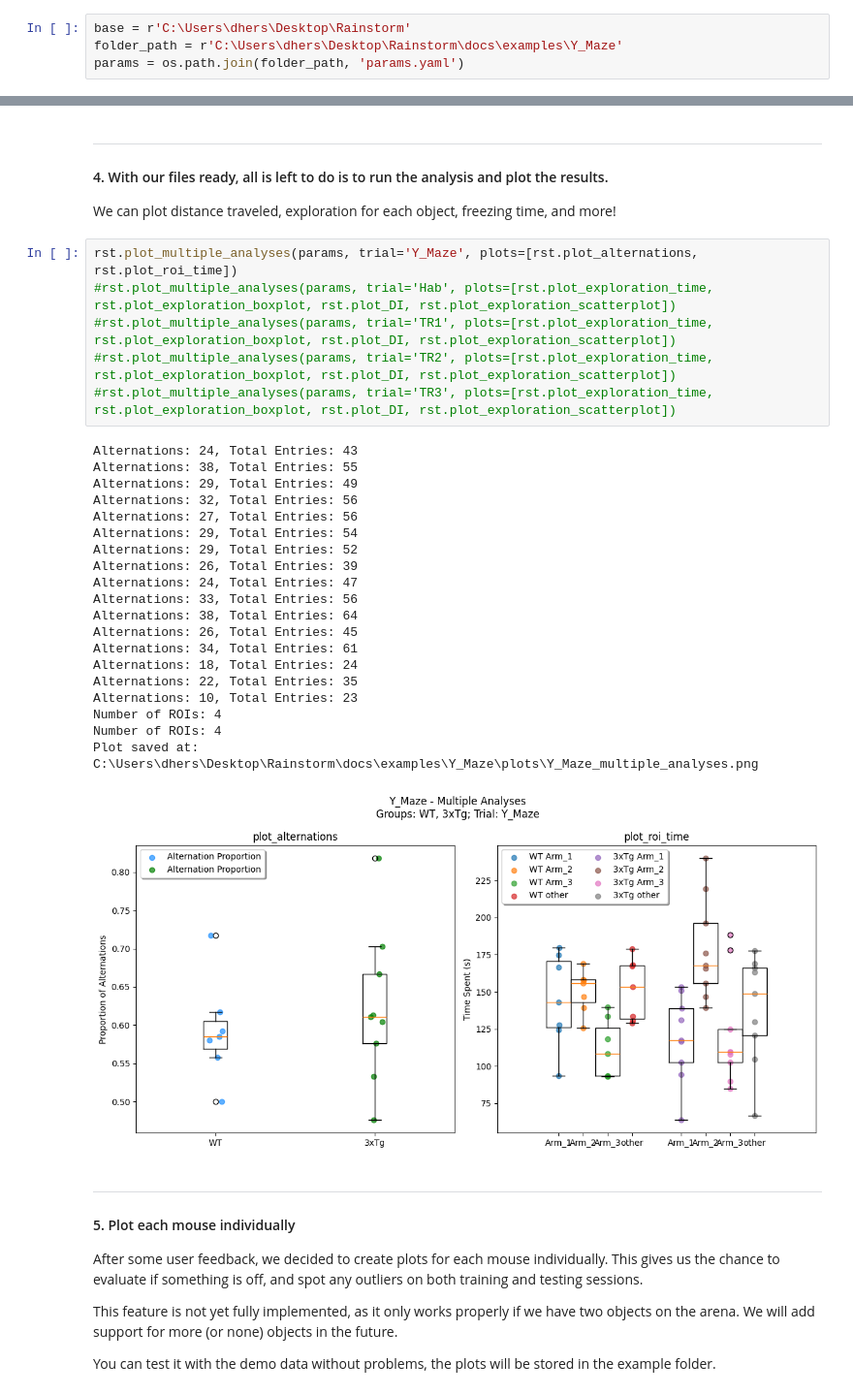
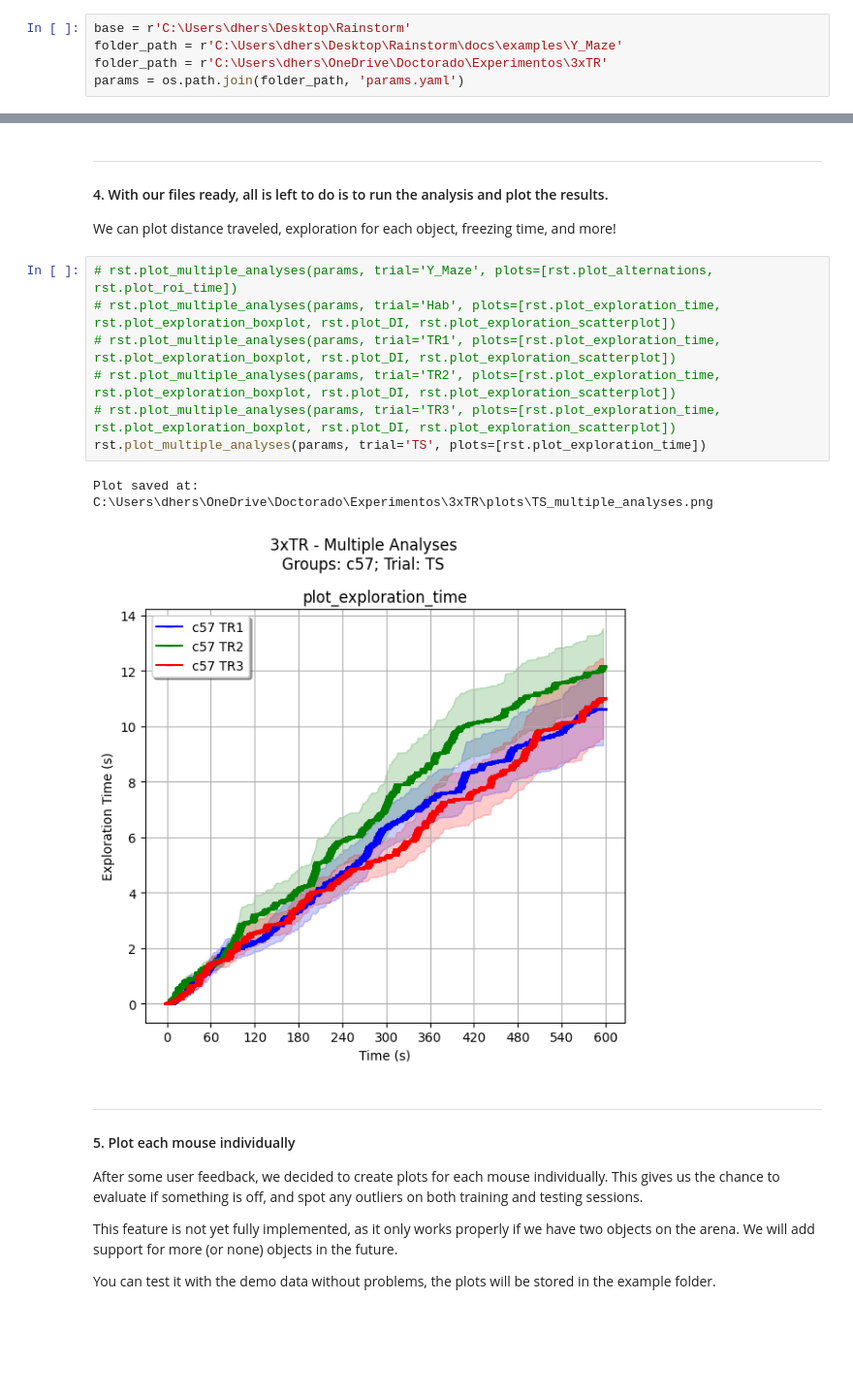
Before and after one commit to sdhers/RAINSTORM, a Jupyter notebook: 4-Seize_labels.ipynb, the cells around one changed output, grey strips where cells are left out. Shown at 97% size. Saved outputs shown, nothing was run; the diff lists cells and outputs as text; blank space fills up the shorter version.

```diff
--- a/4-Seize_labels.ipynb
+++ b/4-Seize_labels.ipynb
@@ -25,6 +25,7 @@ Go to the params.yaml file and specify the parameters in the *seize_labels* sect
 # %%
 base = r'C:\Users\dhers\Desktop\Rainstorm'
 folder_path = r'C:\Users\dhers\Desktop\Rainstorm\docs\examples\Y_Maze'
+folder_path = r'C:\Users\dhers\OneDrive\Doctorado\Experimentos\3xTR'
 params = os.path.join(folder_path, 'params.yaml')
 # %% [markdown]
 ---
@@ -75,32 +76,15 @@ Renamed and saved: C:\Users\dhers\Desktop\Rainstorm\docs\examples\Y_Maze\summary
 
 We can plot distance traveled, exploration for each object, freezing time, and more!
 # %%
-rst.plot_multiple_analyses(params, trial='Y_Maze', plots=[rst.plot_alternations, rst.plot_roi_time])
-#rst.plot_multiple_analyses(params, trial='Hab', plots=[rst.plot_exploration_time, rst.plot_exploration_boxplot, rst.plot_DI, rst.plot_exploration_scatterplot])
-#rst.plot_multiple_analyses(params, trial='TR1', plots=[rst.plot_exploration_time, rst.plot_exploration_boxplot, rst.plot_DI, rst.plot_exploration_scatterplot])
-#rst.plot_multiple_analyses(params, trial='TR2', plots=[rst.plot_exploration_time, rst.plot_exploration_boxplot, rst.plot_DI, rst.plot_exploration_scatterplot])
-#rst.plot_multiple_analyses(params, trial='TR3', plots=[rst.plot_exploration_time, rst.plot_exploration_boxplot, rst.plot_DI, rst.plot_exploration_scatterplot])
+# rst.plot_multiple_analyses(params, trial='Y_Maze', plots=[rst.plot_alternations, rst.plot_roi_time])
+# rst.plot_multiple_analyses(params, trial='Hab', plots=[rst.plot_exploration_time, rst.plot_exploration_boxplot, rst.plot_DI, rst.plot_exploration_scatterplot])
+# rst.plot_multiple_analyses(params, trial='TR1', plots=[rst.plot_exploration_time, rst.plot_exploration_boxplot, rst.plot_DI, rst.plot_exploration_scatterplot])
+# rst.plot_multiple_analyses(params, trial='TR2', plots=[rst.plot_exploration_time, rst.plot_exploration_boxplot, rst.plot_DI, rst.plot_exploration_scatterplot])
+# rst.plot_multiple_analyses(params, trial='TR3', plots=[rst.plot_exploration_time, rst.plot_exploration_boxplot, rst.plot_DI, rst.plot_exploration_scatterplot])
+rst.plot_multiple_analyses(params, trial='TS', plots=[rst.plot_exploration_time])
 # %% [output]
-Alternations: 24, Total Entries: 43
-Alternations: 38, Total Entries: 55
-Alternations: 29, Total Entries: 49
-Alternations: 32, Total Entries: 56
-Alternations: 27, Total Entries: 56
-Alternations: 29, Total Entries: 54
-Alternations: 29, Total Entries: 52
-Alternations: 26, Total Entries: 39
-Alternations: 24, Total Entries: 47
-Alternations: 33, Total Entries: 56
-Alternations: 38, Total Entries: 64
-Alternations: 26, Total Entries: 45
-Alternations: 34, Total Entries: 61
-Alternations: 18, Total Entries: 24
-Alternations: 22, Total Entries: 35
-Alternations: 10, Total Entries: 23
-Number of ROIs: 4
-Number of ROIs: 4
-Plot saved at: C:\Users\dhers\Desktop\Rainstorm\docs\examples\Y_Maze\plots\Y_Maze_multiple_analyses.png
+Plot saved at: C:\Users\dhers\OneDrive\Doctorado\Experimentos\3xTR\plots\TS_multiple_analyses.png
-[figure, old version]
+[figure, new version]
 # %% [markdown]
 ---
 #### 5. Plot each mouse individually
```
Also changed, not shown: parts of 2 cells of this notebook, 13 other files.
